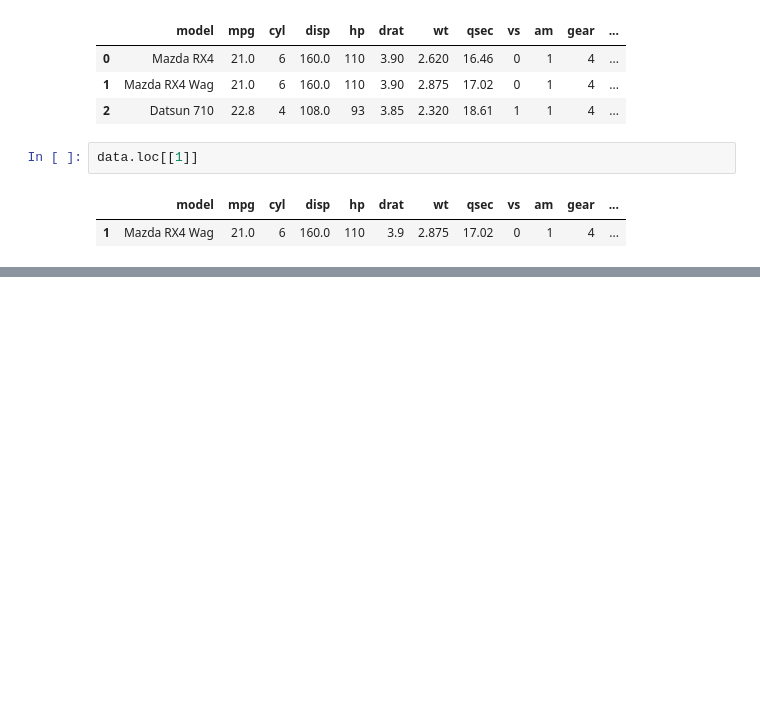
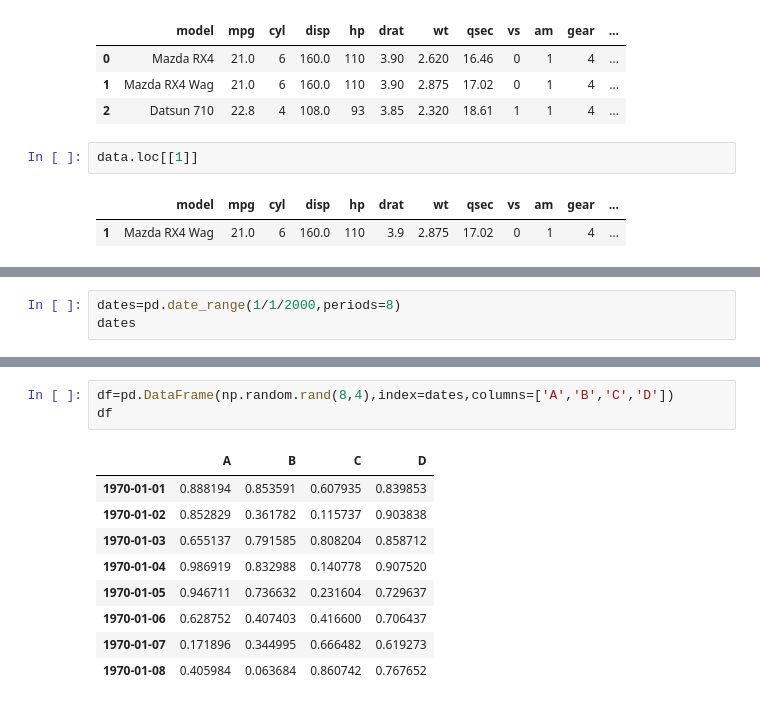
Before and after one commit to rajeshgowda116/Machine-Learning, a Jupyter notebook: python libraes/panda/pand.ipynb, the cells around one changed output, grey strips where cells are left out. Drawn from its saved outputs; the diff is of its cells as text; blank space fills up the shorter version.

Commit message:
we learn indexing in pandas

```diff
--- a/python libraes/panda/pand.ipynb
+++ b/python libraes/panda/pand.ipynb
@@ -562,0 +608,3 @@ data.loc[[1]]
+# %%
+dates=pd.date_range(1/1/2000,periods=8)
+dates
@@ -562,0 +640,13 @@ data.loc[[1]]
+# %%
+df=pd.DataFrame(np.random.rand(8,4),index=dates,columns=['A','B','C','D'])
+df
+# %% [output]
+|  | A | B | C | D |
+| 1970-01-01 | 0.888194 | 0.853591 | 0.607935 | 0.839853 |
+| 1970-01-02 | 0.852829 | 0.361782 | 0.115737 | 0.903838 |
+| 1970-01-03 | 0.655137 | 0.791585 | 0.808204 | 0.858712 |
+| 1970-01-04 | 0.986919 | 0.832988 | 0.140778 | 0.907520 |
+| 1970-01-05 | 0.946711 | 0.736632 | 0.231604 | 0.729637 |
+| 1970-01-06 | 0.628752 | 0.407403 | 0.416600 | 0.706437 |
+| 1970-01-07 | 0.171896 | 0.344995 | 0.666482 | 0.619273 |
+| 1970-01-08 | 0.405984 | 0.063684 | 0.860742 | 0.767652 |
```
Also changed, not shown: parts of 13 cells of this notebook.
